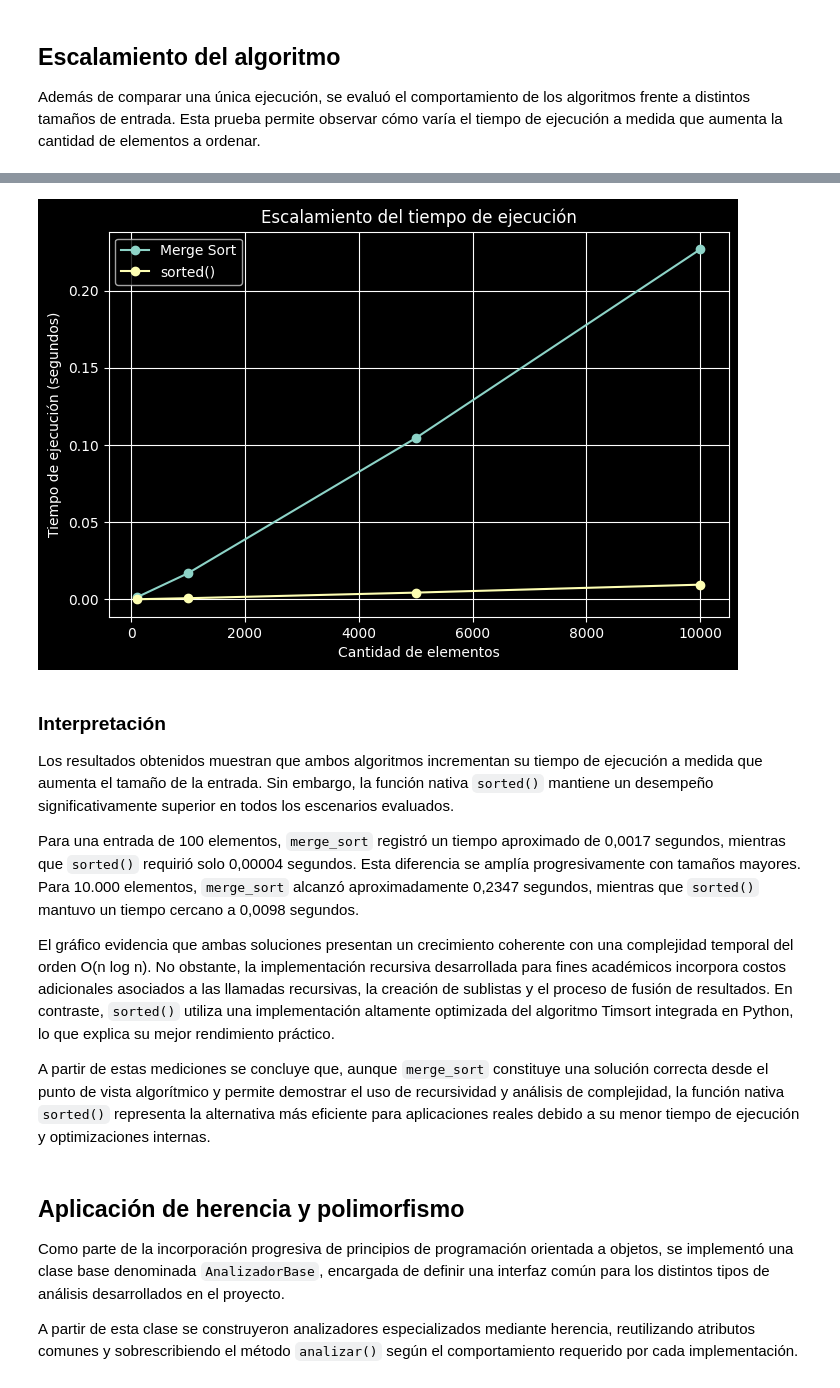
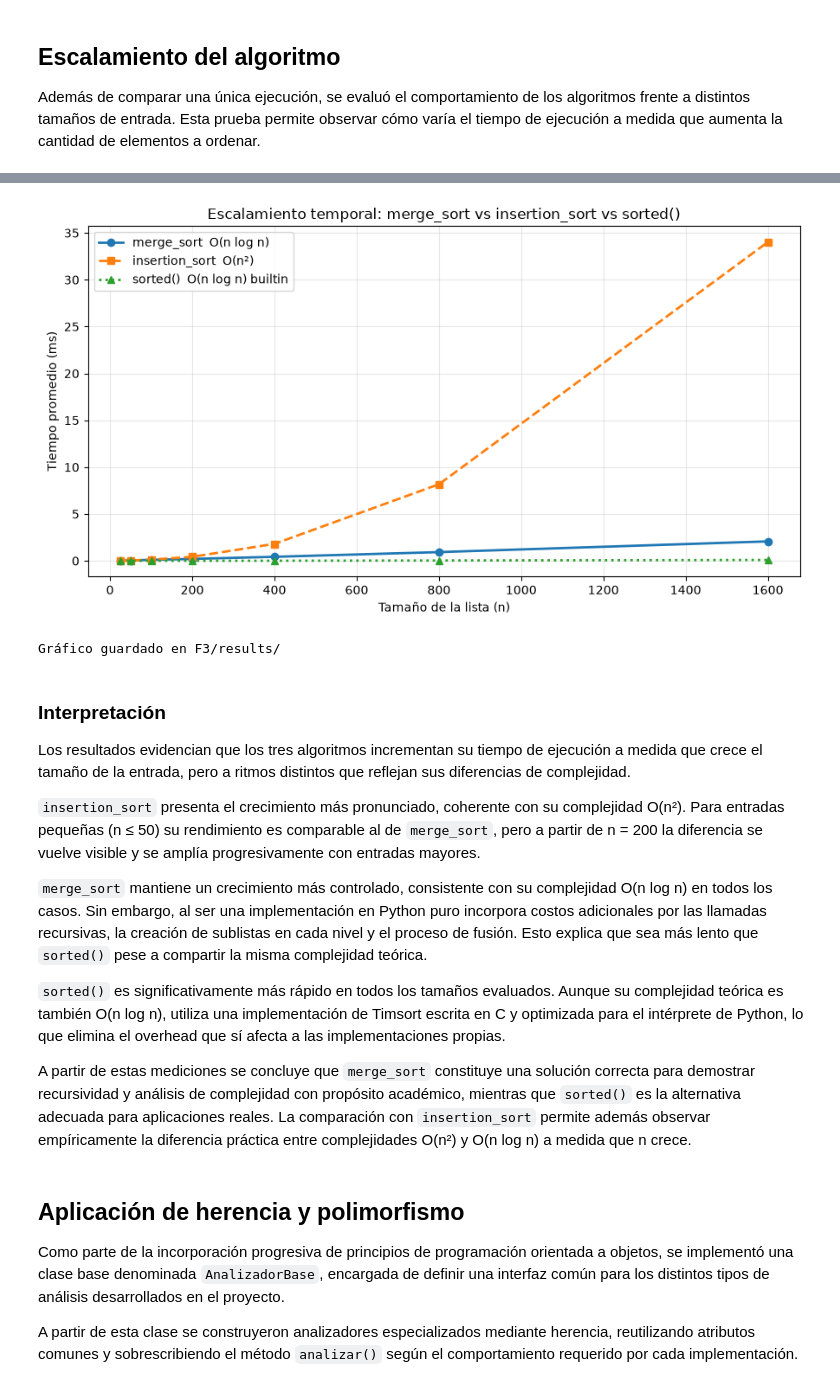
Before and after one commit to Bass-i/food-price-analysis, a Jupyter notebook: F3/notebooks/F3_Nucleo_Algoritmico.ipynb, the cells around one changed output, grey strips where cells are left out. Drawn from its saved outputs; the diff is of its cells as text; code cells hidden in the pictures.

```diff
--- a/F3/notebooks/F3_Nucleo_Algoritmico.ipynb
+++ b/F3/notebooks/F3_Nucleo_Algoritmico.ipynb
@@ -403,43 +392,42 @@ df_escalamiento
 # %%
 import matplotlib.pyplot as plt
 
-plt.figure(figsize=(8, 5))
+fig, ax = plt.subplots(figsize=(9, 5))
 
-plt.plot(
-    df_escalamiento["tamano"],
-    df_escalamiento["merge_sort"],
-    marker="o",
-    label="Merge Sort"
-)
+ax.plot(df_escalamiento["n"], df_escalamiento["merge_sort (ms)"],
+        marker="o", linewidth=2, label="merge_sort  O(n log n)")
+ax.plot(df_escalamiento["n"], df_escalamiento["insertion_sort (ms)"],
+        marker="s", linewidth=2, linestyle="--", label="insertion_sort  O(n²)")
+ax.plot(df_escalamiento["n"], df_escalamiento["sorted() (ms)"],
+        marker="^", linewidth=2, linestyle=":", label="sorted()  O(n log n) builtin")
 
-plt.plot(
-    df_escalamiento["tamano"],
-    df_escalamiento["sorted"],
-    marker="o",
-    label="sorted()"
-)
+ax.set_xlabel("Tamaño de la lista (n)")
+ax.set_ylabel("Tiempo promedio (ms)")
+ax.set_title("Escalamiento temporal: merge_sort vs insertion_sort vs sorted()")
+ax.legend()
+ax.grid(True, alpha=0.3)
 
-plt.xlabel("Cantidad de elementos")
-plt.ylabel("Tiempo de ejecución (segundos)")
-plt.title("Escalamiento del tiempo de ejecución")
+plt.tight_layout()
+plt.savefig("../results/eficiencia_escalamiento.png", dpi=150)
+plt.show()
 
-plt.legend()
-
-plt.grid(True)
-
-plt.show()
+print("Gráfico guardado en F3/results/")
 # %% [output]
-[figure, old version]
+[figure, new version]
+Gráfico guardado en F3/results/
 # %% [markdown]
 ### Interpretación
 
-Los resultados obtenidos muestran que ambos algoritmos incrementan su tiempo de ejecución a medida que aumenta el tamaño de la entrada. Sin embargo, la función nativa `sorted()` mantiene un desempeño significativamente superior en todos los escenarios evaluados.
 
-Para una entrada de 100 elementos, `merge_sort` registró un tiempo aproximado de 0,0017 segundos, mientras que `sorted()` requirió solo 0,00004 segundos. Esta diferencia se amplía progresivamente con tamaños mayores. Para 10.000 elementos, `merge_sort` alcanzó aproximadamente 0,2347 segundos, mientras que `sorted()` mantuvo un tiempo cercano a 0,0098 segundos.
+Los resultados evidencian que los tres algoritmos incrementan su tiempo de ejecución a medida que crece el tamaño de la entrada, pero a ritmos distintos que reflejan sus diferencias de complejidad.
 
-El gráfico evidencia que ambas soluciones presentan un crecimiento coherente con una complejidad temporal del orden O(n log n). No obstante, la implementación recursiva desarrollada para fines académicos incorpora costos adicionales asociados a las llamadas recursivas, la creación de sublistas y el proceso de fusión de resultados. En contraste, `sorted()` utiliza una implementación altamente optimizada del algoritmo Timsort integrada en Python, lo que explica su mejor rendimiento práctico.
+`insertion_sort` presenta el crecimiento más pronunciado, coherente con su complejidad O(n²). Para entradas pequeñas (n ≤ 50) su rendimiento es comparable al de `merge_sort`, pero a partir de n = 200 la diferencia se vuelve visible y se amplía progresivamente con entradas mayores.
 
-A partir de estas mediciones se concluye que, aunque `merge_sort` constituye una solución correcta desde el punto de vista algorítmico y permite demostrar el uso de recursividad y análisis de complejidad, la función nativa `sorted()` representa la alternativa más eficiente para aplicaciones reales debido a su menor tiempo de ejecución y optimizaciones internas.
+`merge_sort` mantiene un crecimiento más controlado, consistente con su complejidad O(n log n) en todos los casos. Sin embargo, al ser una implementación en Python puro incorpora costos adicionales por las llamadas recursivas, la creación de sublistas en cada nivel y el proceso de fusión. Esto explica que sea más lento que `sorted()` pese a compartir la misma complejidad teórica.
+
+`sorted()` es significativamente más rápido en todos los tamaños evaluados. Aunque su complejidad teórica es también O(n log n), utiliza una implementación de Timsort escrita en C y optimizada para el intérprete de Python, lo que elimina el overhead que sí afecta a las implementaciones propias.
+
+A partir de estas mediciones se concluye que `merge_sort` constituye una solución correcta para demostrar recursividad y análisis de complejidad con propósito académico, mientras que `sorted()` es la alternativa adecuada para aplicaciones reales. La comparación con `insertion_sort` permite además observar empíricamente la diferencia práctica entre complejidades O(n²) y O(n log n) a medida que n crece.
 # %% [markdown]
 ## Aplicación de herencia y polimorfismo
 
```
Also changed, not shown: parts of 14 cells of this notebook, 9 other files.
